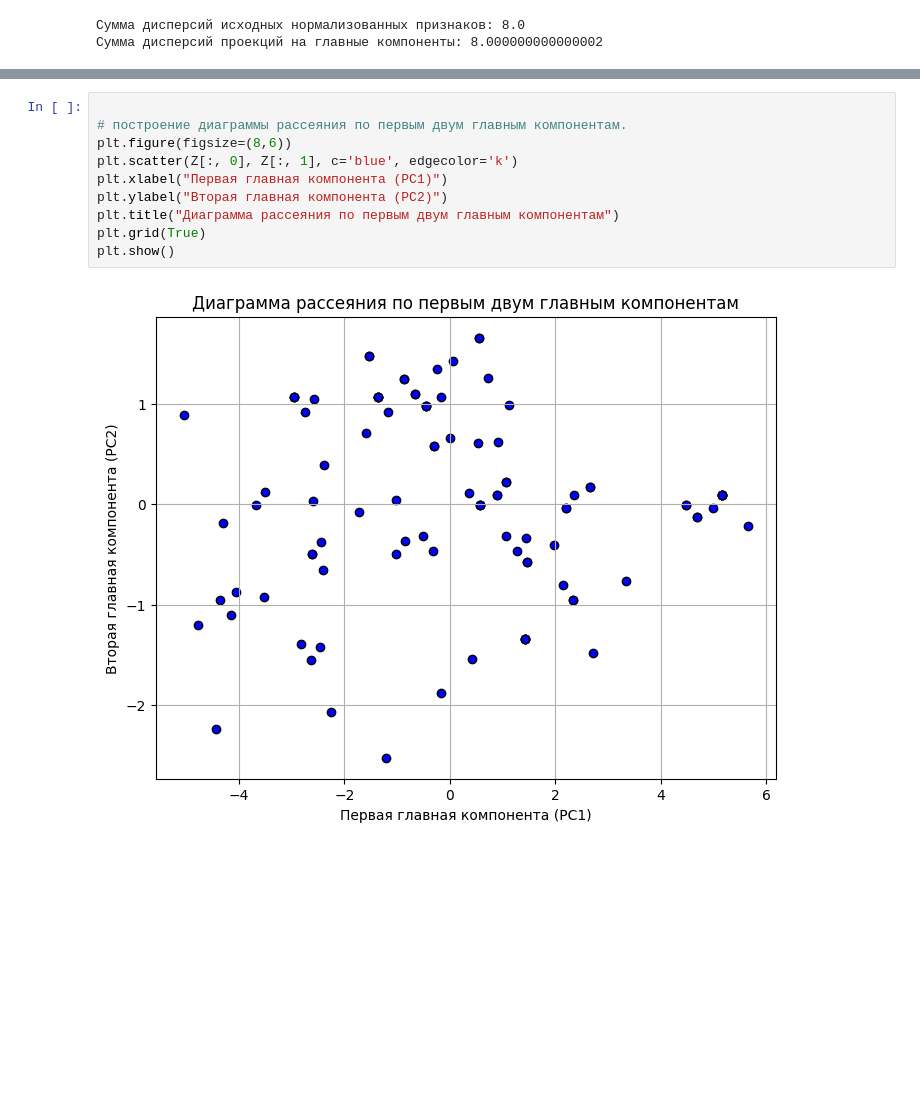
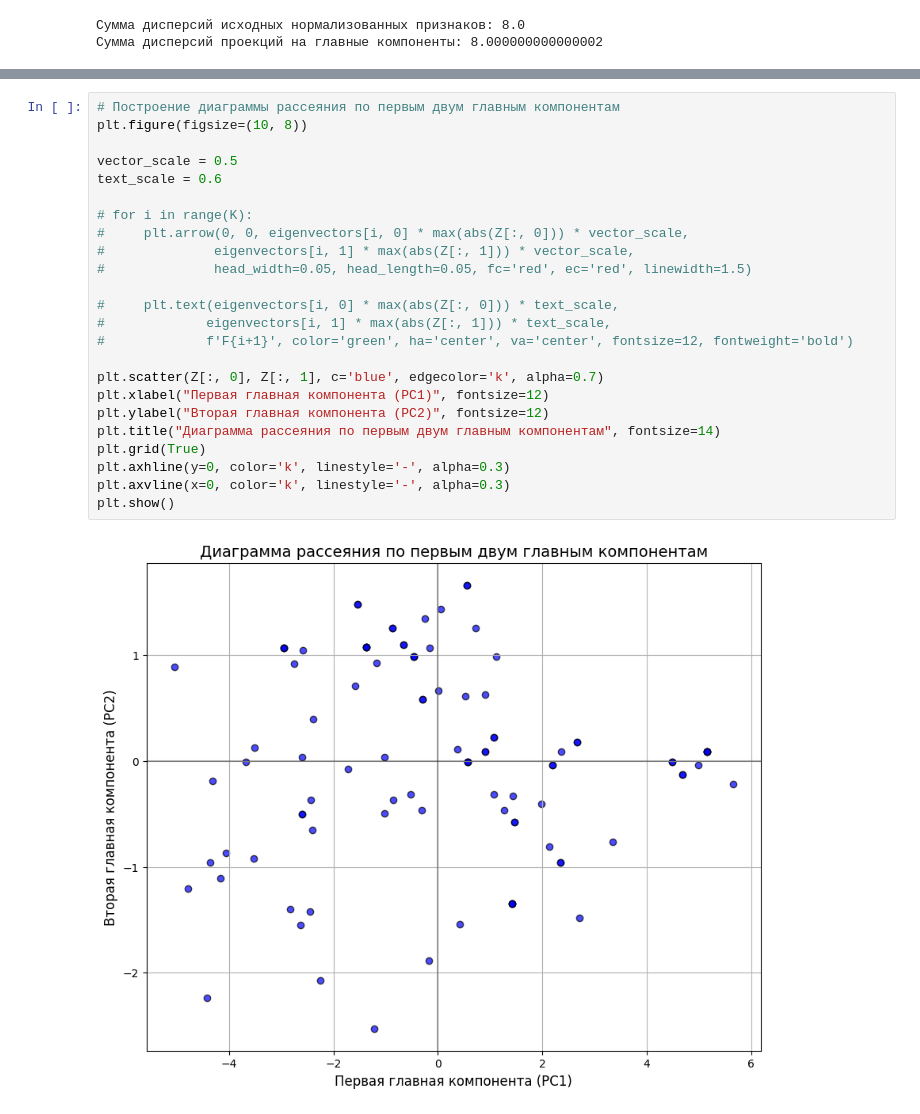
Before and after one commit to Anton-Bondarchuk/iad, a Jupyter notebook: lab3/tasks.ipynb, the cells around one changed output, grey strips where cells are left out. Cells and saved outputs as stored; diff of their text form; blank space fills up the shorter version.

```diff
--- a/lab3/tasks.ipynb
+++ b/lab3/tasks.ipynb
@@ -152,12 +173,26 @@ print("Сумма дисперсий проекций на главные ком
 # %%
+# Построение диаграммы рассеяния по первым двум главным компонентам
+plt.figure(figsize=(10, 8))
 
-# построение диаграммы рассеяния по первым двум главным компонентам.
-plt.figure(figsize=(8,6))
-plt.scatter(Z[:, 0], Z[:, 1], c='blue', edgecolor='k')
-plt.xlabel("Первая главная компонента (PC1)")
-plt.ylabel("Вторая главная компонента (PC2)")
-plt.title("Диаграмма рассеяния по первым двум главным компонентам")
+vector_scale = 0.5
+text_scale = 0.6
+
+# for i in range(K):
+#     plt.arrow(0, 0, eigenvectors[i, 0] * max(abs(Z[:, 0])) * vector_scale,
+#              eigenvectors[i, 1] * max(abs(Z[:, 1])) * vector_scale,
+#              head_width=0.05, head_length=0.05, fc='red', ec='red', linewidth=1.5)
+
+#     plt.text(eigenvectors[i, 0] * max(abs(Z[:, 0])) * text_scale,
+#             eigenvectors[i, 1] * max(abs(Z[:, 1])) * text_scale,
+#             f'F{i+1}', color='green', ha='center', va='center', fontsize=12, fontweight='bold')
+
+plt.scatter(Z[:, 0], Z[:, 1], c='blue', edgecolor='k', alpha=0.7)
+plt.xlabel("Первая главная компонента (PC1)", fontsize=12)
+plt.ylabel("Вторая главная компонента (PC2)", fontsize=12)
+plt.title("Диаграмма рассеяния по первым двум главным компонентам", fontsize=14)
 plt.grid(True)
+plt.axhline(y=0, color='k', linestyle='-', alpha=0.3)
+plt.axvline(x=0, color='k', linestyle='-', alpha=0.3)
 plt.show()
 # %% [output]
-[figure, old version]
+[figure, new version]
```
Also changed, not shown: parts of 3 cells of this notebook, 3 other files.
